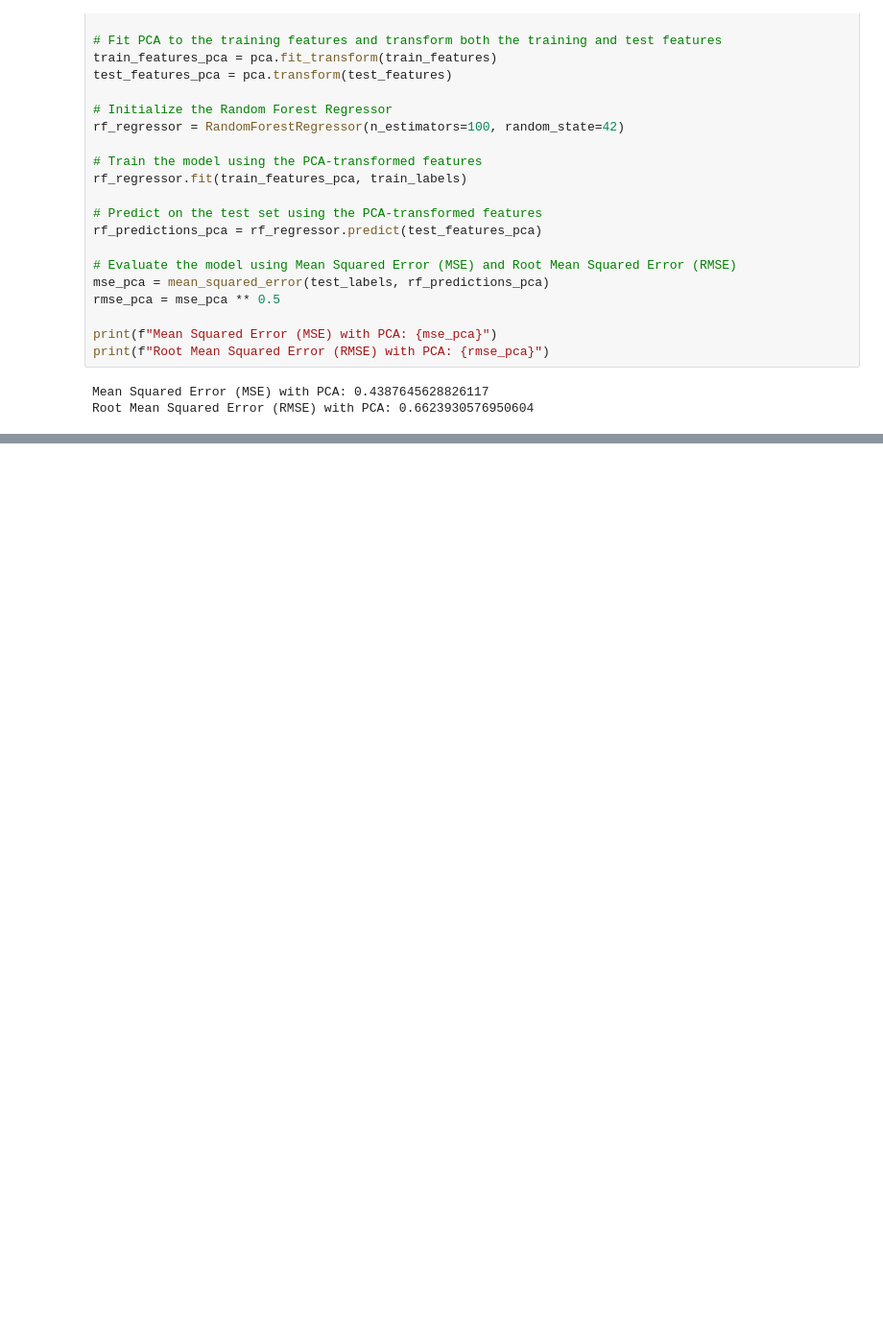
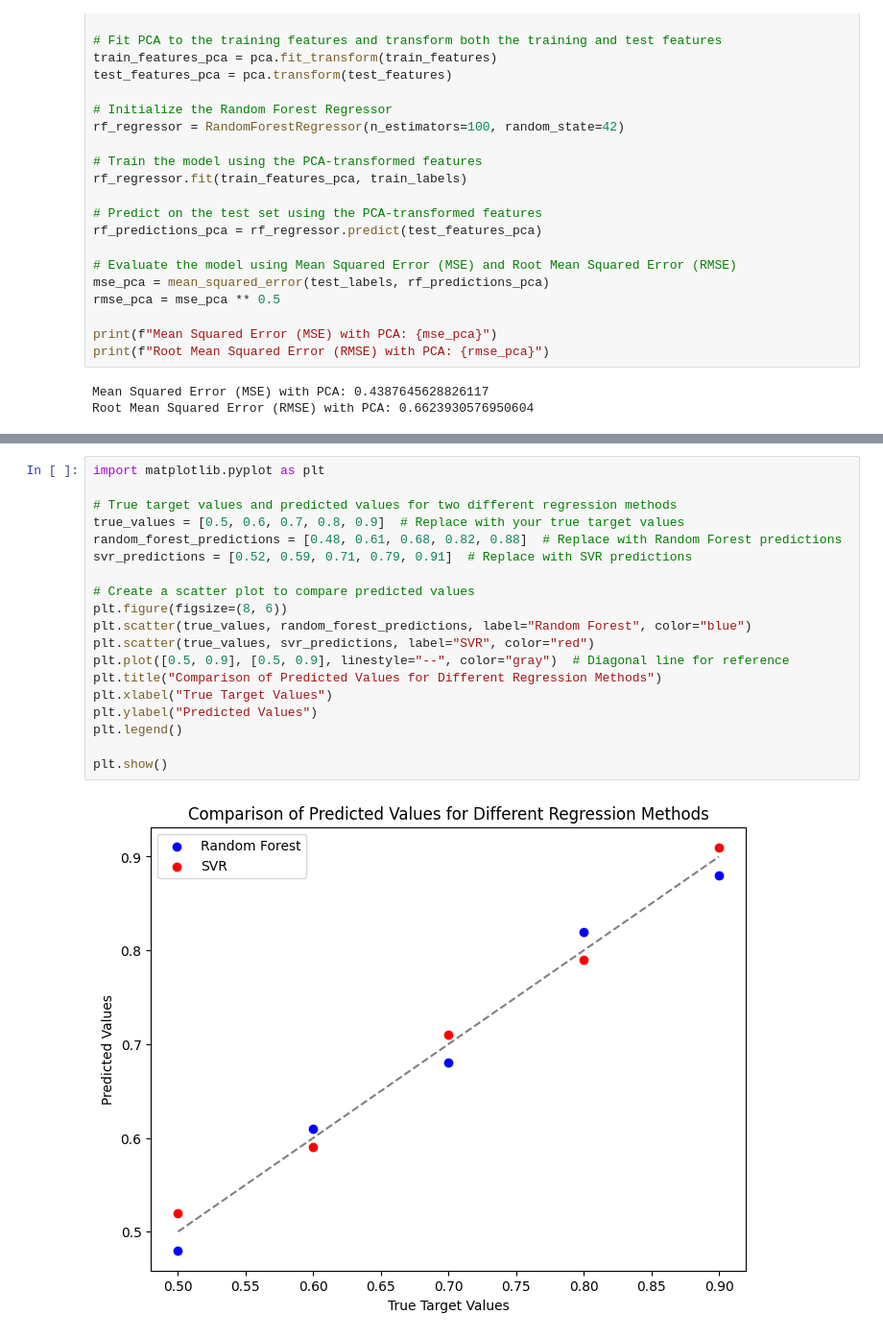
Before and after one commit to pegahahadian/DrugDiscovery, a Jupyter notebook: ToxicityRegression.ipynb, the cells around one changed output, grey strips where cells are left out. Shown at 96% size. Saved outputs shown, nothing was run; the diff lists cells and outputs as text; blank space fills up the shorter version.

```diff
--- a/ToxicityRegression.ipynb
+++ b/ToxicityRegression.ipynb
@@ -285,0 +355,21 @@ Root Mean Squared Error (RMSE) with PCA: 0.6623930576950604
+# %%
+import matplotlib.pyplot as plt
+
+# True target values and predicted values for two different regression methods
+true_values = [0.5, 0.6, 0.7, 0.8, 0.9]  # Replace with your true target values
+random_forest_predictions = [0.48, 0.61, 0.68, 0.82, 0.88]  # Replace with Random Forest predictions
+svr_predictions = [0.52, 0.59, 0.71, 0.79, 0.91]  # Replace with SVR predictions
+
+# Create a scatter plot to compare predicted values
+plt.figure(figsize=(8, 6))
+plt.scatter(true_values, random_forest_predictions, label="Random Forest", color="blue")
+plt.scatter(true_values, svr_predictions, label="SVR", color="red")
+plt.plot([0.5, 0.9], [0.5, 0.9], linestyle="--", color="gray")  # Diagonal line for reference
+plt.title("Comparison of Predicted Values for Different Regression Methods")
+plt.xlabel("True Target Values")
+plt.ylabel("Predicted Values")
+plt.legend()
+
+plt.show()
+# %% [output]
+[figure, added]
```
Also changed, not shown: parts of 9 cells of this notebook.
